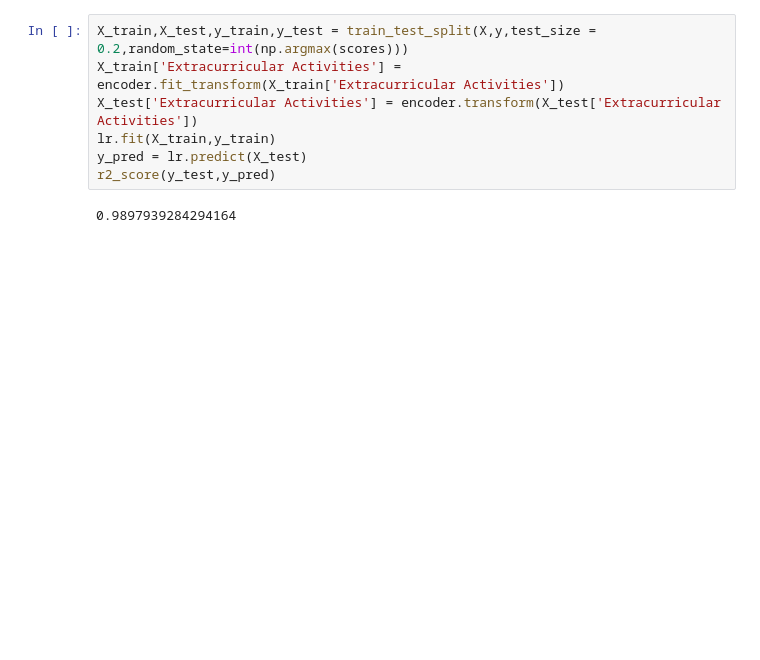
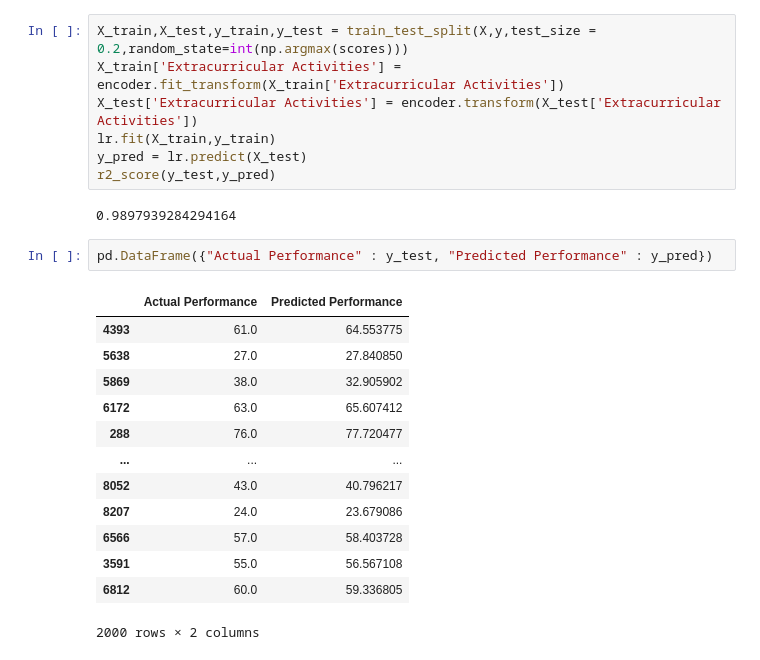
Before and after one commit to umais52/Machine-Learning-Projects, a Jupyter notebook: Student_Performance.ipynb, the cells around one changed output. Drawn from its saved outputs; the diff is of its cells as text; blank space fills up the shorter version.

```diff
--- a/Student_Performance.ipynb
+++ b/Student_Performance.ipynb
@@ -149,3 +148,19 @@ y_pred = lr.predict(X_test)
 r2_score(y_test,y_pred)
 # %% [output]
 0.9897939284294164
+# %%
+pd.DataFrame({"Actual Performance" : y_test, "Predicted Performance" : y_pred})
+# %% [output]
+|  | Actual Performance | Predicted Performance |
+| 4393 | 61.0 | 64.553775 |
+| 5638 | 27.0 | 27.840850 |
+| 5869 | 38.0 | 32.905902 |
+| 6172 | 63.0 | 65.607412 |
+| 288 | 76.0 | 77.720477 |
+| ... | ... | ... |
+| 8052 | 43.0 | 40.796217 |
+| 8207 | 24.0 | 23.679086 |
+| 6566 | 57.0 | 58.403728 |
+| 3591 | 55.0 | 56.567108 |
+| 6812 | 60.0 | 59.336805 |
+2000 rows × 2 columns
```
Also changed, not shown: parts of 2 cells of this notebook.
